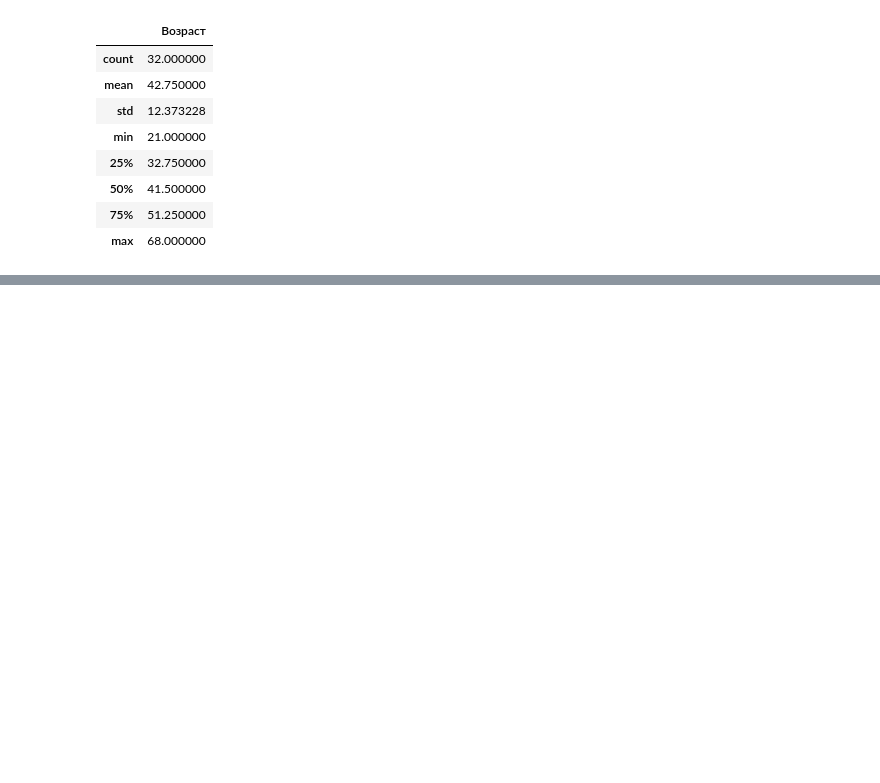
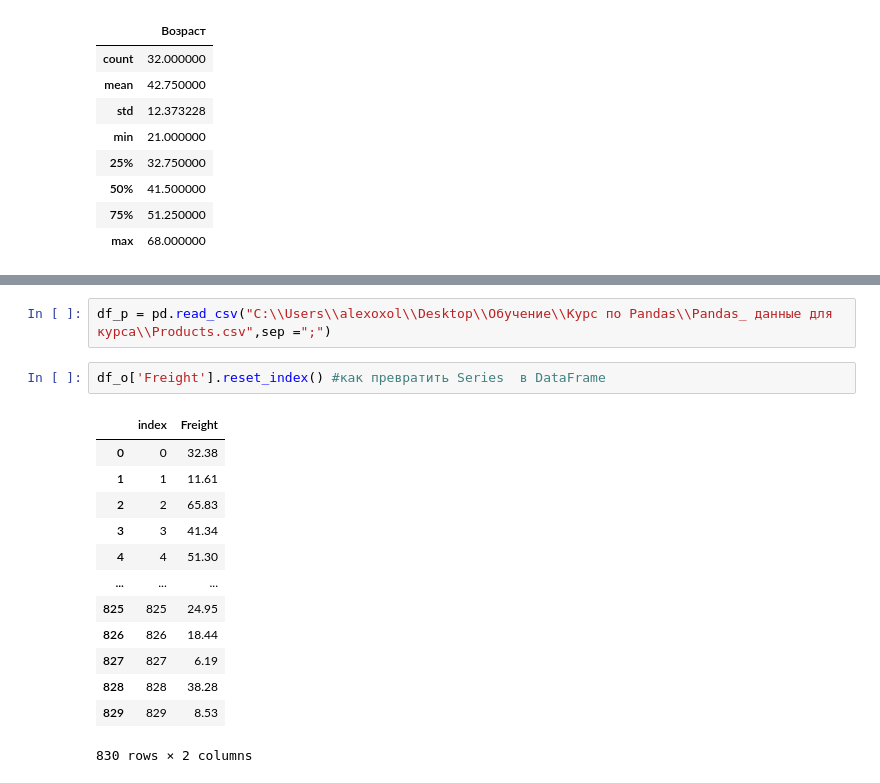
Before and after one commit to GinkoValery/Pandas_Course, a Jupyter notebook: Practice_1.1.ipynb, the cells around one changed output, grey strips where cells are left out. Drawn from its saved outputs; the diff is of its cells as text; blank space fills up the shorter version.

```diff
--- a/Practice_1.1.ipynb
+++ b/Practice_1.1.ipynb
@@ -69,0 +119,18 @@ df_e.describe()
+# %%
+df_p = pd.read_csv("C:\\Users\\alexoxol\\Desktop\\Обучение\\Курс по Pandas\\Pandas_ данные для курса\\Products.csv",sep =";")
+# %%
+df_o['Freight'].reset_index() #как превратить Series  в DataFrame
+# %% [output]
+|  | index | Freight |
+| 0 | 0 | 32.38 |
+| 1 | 1 | 11.61 |
+| 2 | 2 | 65.83 |
+| 3 | 3 | 41.34 |
+| 4 | 4 | 51.30 |
+| ... | ... | ... |
+| 825 | 825 | 24.95 |
+| 826 | 826 | 18.44 |
+| 827 | 827 | 6.19 |
+| 828 | 828 | 38.28 |
+| 829 | 829 | 8.53 |
+830 rows × 2 columns
```
Also changed, not shown: parts of 8 cells of this notebook.
